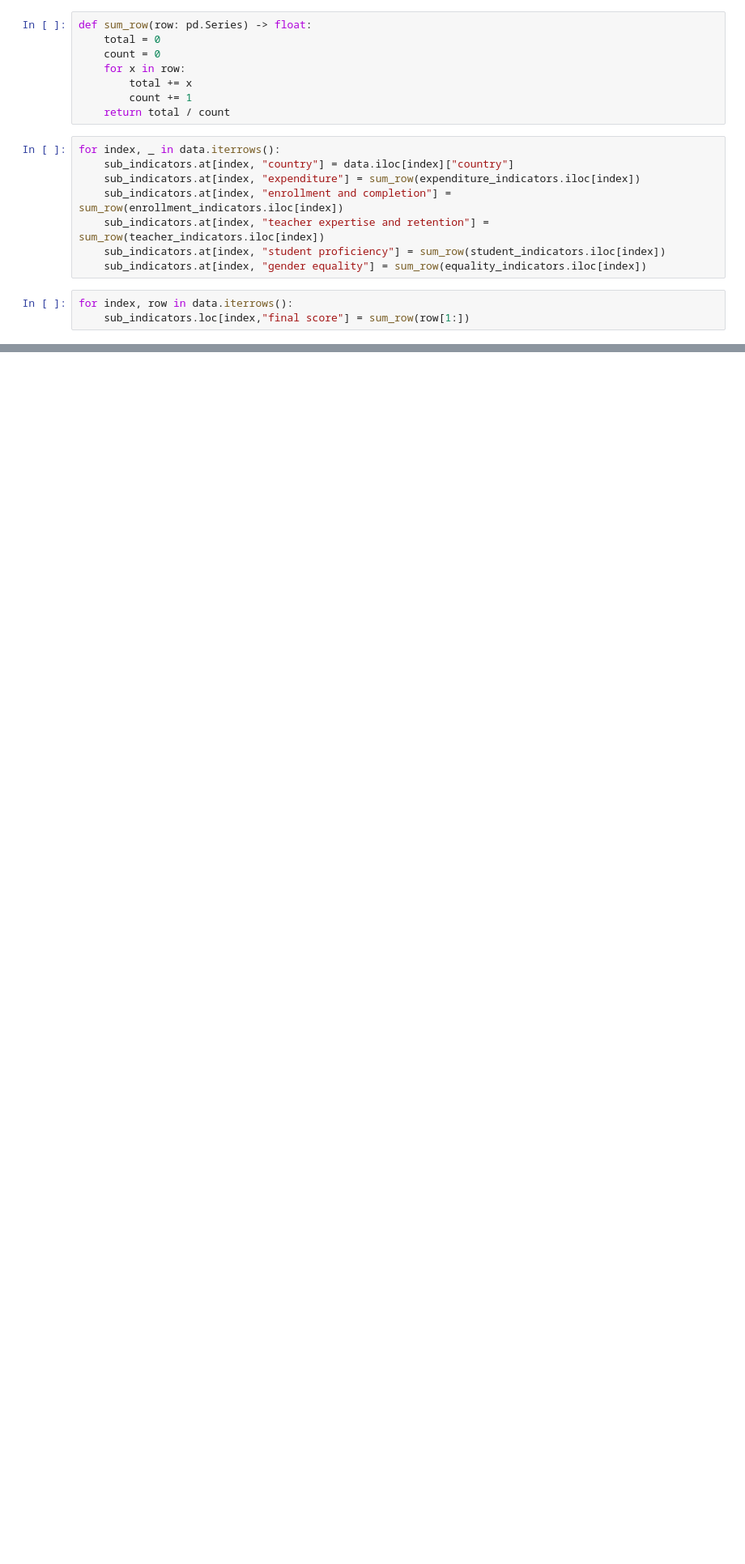
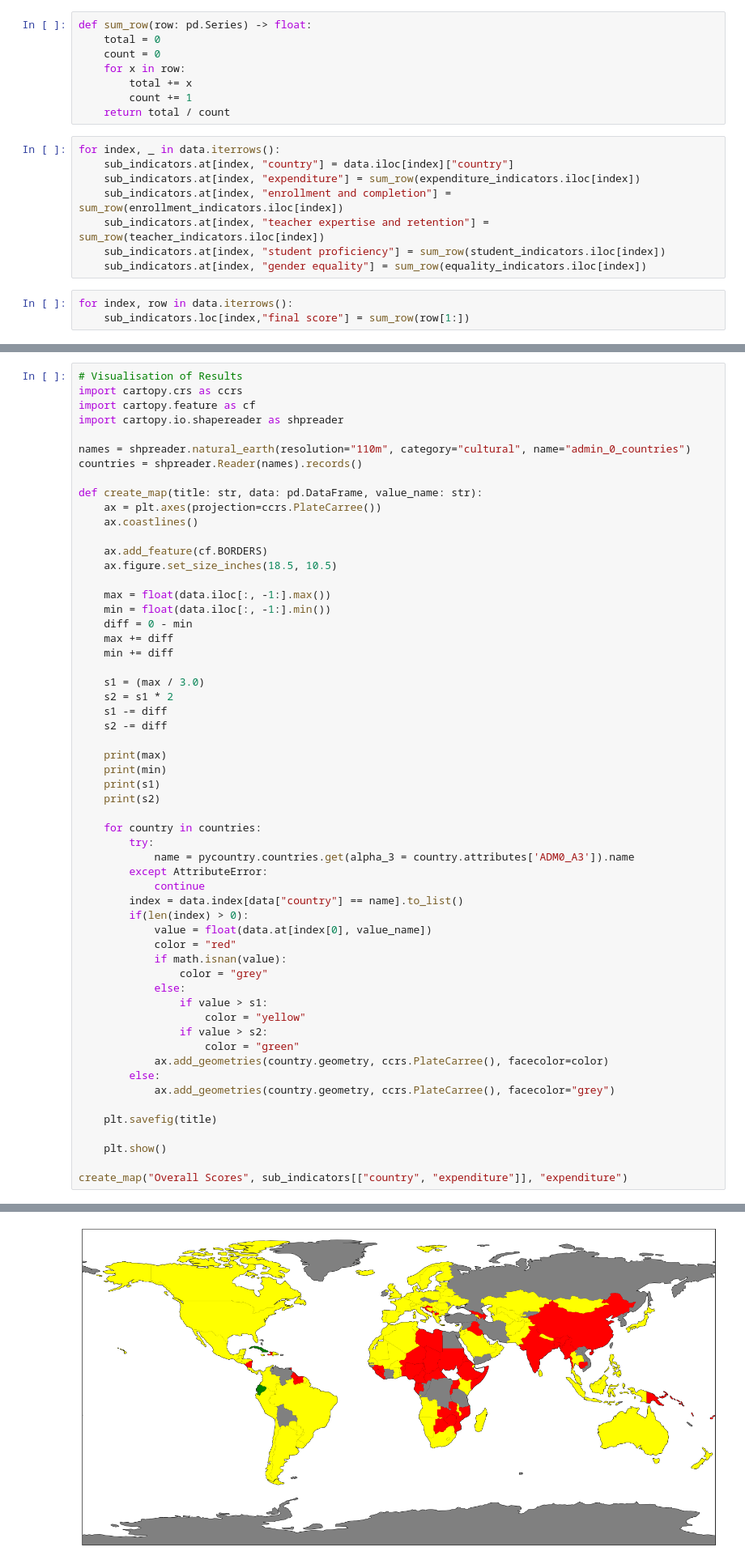
Before and after one commit to Jordan-Conway/DA-V-CA, a Jupyter notebook: index.ipynb, the cells around one changed output, grey strips where cells are left out. Shown: that part at 81% size. Saved outputs shown, nothing was run; the diff lists cells and outputs as text; blank space fills up the shorter version.

```diff
--- a/index.ipynb
+++ b/index.ipynb
@@ -560,0 +654,58 @@ sub_indicators
+# %%
+# Visualisation of Results
+import cartopy.crs as ccrs
+import cartopy.feature as cf
+import cartopy.io.shapereader as shpreader
+
+names = shpreader.natural_earth(resolution="110m", category="cultural", name="admin_0_countries")
+countries = shpreader.Reader(names).records()
+
+def create_map(title: str, data: pd.DataFrame, value_name: str):
+    ax = plt.axes(projection=ccrs.PlateCarree())
+    ax.coastlines()
+
+    ax.add_feature(cf.BORDERS)
+    ax.figure.set_size_inches(18.5, 10.5)
+
+    max = float(data.iloc[:, -1:].max())
+    min = float(data.iloc[:, -1:].min())
+    diff = 0 - min
+    max += diff
+    min += diff
+
+    s1 = (max / 3.0)
+    s2 = s1 * 2
+    s1 -= diff
+    s2 -= diff
+
+    print(max)
+    print(min)
+    print(s1)
+    print(s2)
+
+    for country in countries:
+        try:
+            name = pycountry.countries.get(alpha_3 = country.attributes['ADM0_A3']).name
+        except AttributeError:
+            continue
+        index = data.index[data["country"] == name].to_list()
+        if(len(index) > 0):
+            value = float(data.at[index[0], value_name])
+            color = "red"
+            if math.isnan(value):
+                color = "grey"
+            else:
+                if value > s1:
+                    color = "yellow"
+                if value > s2:
+                    color = "green"
+            ax.add_geometries(country.geometry, ccrs.PlateCarree(), facecolor=color)
+        else:
+            ax.add_geometries(country.geometry, ccrs.PlateCarree(), facecolor="grey")
+
+    plt.savefig(title)
+
+    plt.show()
+
+create_map("Overall Scores", sub_indicators[["country", "expenditure"]], "expenditure")
+# %% [output]
@@ -560,0 +716 @@ sub_indicators
+[figure, added]
```
Also changed, not shown: parts of 15 cells of this notebook.
